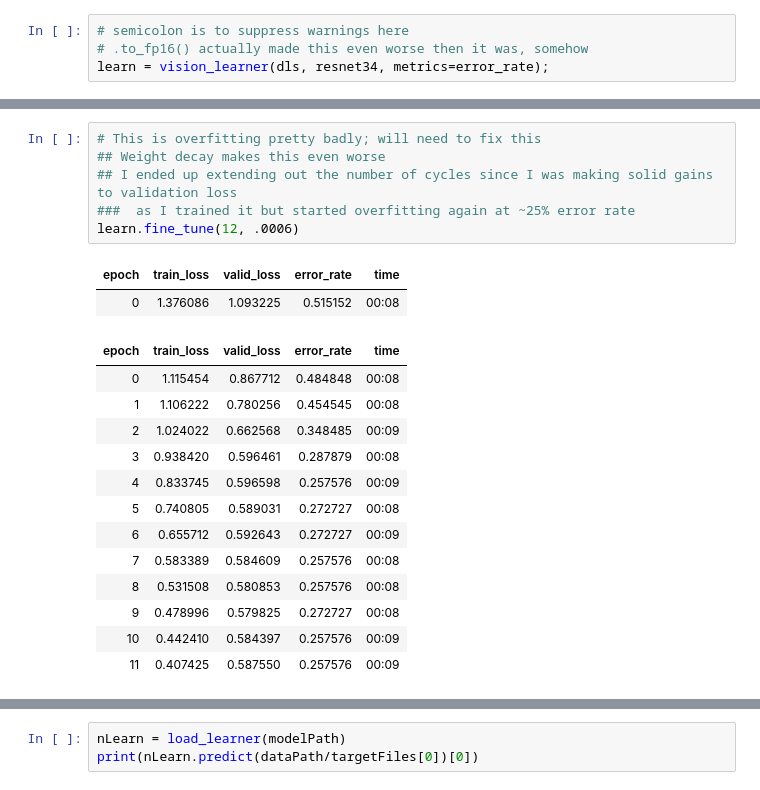
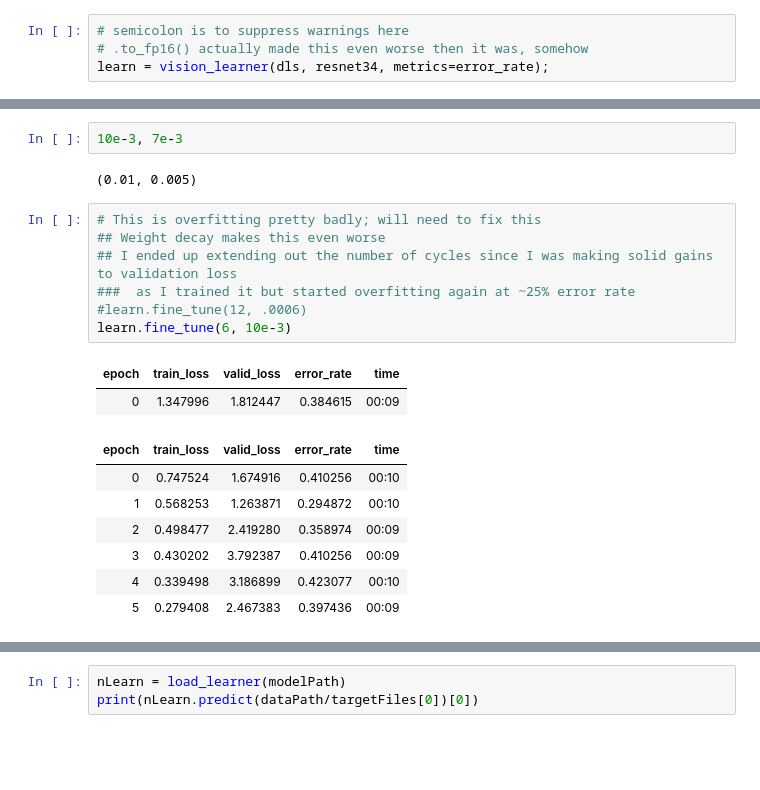
Before and after one commit to Shoklan/public-projects, a Jupyter notebook: WallpaperManager/Notebook.ipynb, the cells around one changed output, grey strips where cells are left out. Drawn from its saved outputs; the diff is of its cells as text; blank space fills up the shorter version.

```diff
--- a/WallpaperManager/Notebook.ipynb
+++ b/WallpaperManager/Notebook.ipynb
@@ -213,22 +207,21 @@ SuggestedLRs(valley=0.0006918309954926372)
+# %%
+10e-3, 7e-3
+# %% [output]
+(0.01, 0.005)
 # %%
 # This is overfitting pretty badly; will need to fix this
 ## Weight decay makes this even worse
 ## I ended up extending out the number of cycles since I was making solid gains to validation loss
 ###  as I trained it but started overfitting again at ~25% error rate
-learn.fine_tune(12, .0006)
+#learn.fine_tune(12, .0006)
+learn.fine_tune(6, 10e-3)
 # %% [output]
 | epoch | train_loss | valid_loss | error_rate | time |
-| 0 | 1.376086 | 1.093225 | 0.515152 | 00:08 |
+| 0 | 1.347996 | 1.812447 | 0.384615 | 00:09 |
 | epoch | train_loss | valid_loss | error_rate | time |
-| 0 | 1.115454 | 0.867712 | 0.484848 | 00:08 |
-| 1 | 1.106222 | 0.780256 | 0.454545 | 00:08 |
-| 2 | 1.024022 | 0.662568 | 0.348485 | 00:09 |
-| 3 | 0.938420 | 0.596461 | 0.287879 | 00:08 |
-| 4 | 0.833745 | 0.596598 | 0.257576 | 00:09 |
-| 5 | 0.740805 | 0.589031 | 0.272727 | 00:08 |
-| 6 | 0.655712 | 0.592643 | 0.272727 | 00:09 |
-| 7 | 0.583389 | 0.584609 | 0.257576 | 00:08 |
-| 8 | 0.531508 | 0.580853 | 0.257576 | 00:08 |
-| 9 | 0.478996 | 0.579825 | 0.272727 | 00:08 |
-| 10 | 0.442410 | 0.584397 | 0.257576 | 00:09 |
-| 11 | 0.407425 | 0.587550 | 0.257576 | 00:09 |
+| 0 | 0.747524 | 1.674916 | 0.410256 | 00:10 |
+| 1 | 0.568253 | 1.263871 | 0.294872 | 00:10 |
+| 2 | 0.498477 | 2.419280 | 0.358974 | 00:09 |
+| 3 | 0.430202 | 3.792387 | 0.410256 | 00:09 |
+| 4 | 0.339498 | 3.186899 | 0.423077 | 00:10 |
+| 5 | 0.279408 | 2.467383 | 0.397436 | 00:09 |
```
Also changed, not shown: parts of 7 cells of this notebook, 5 other files.
